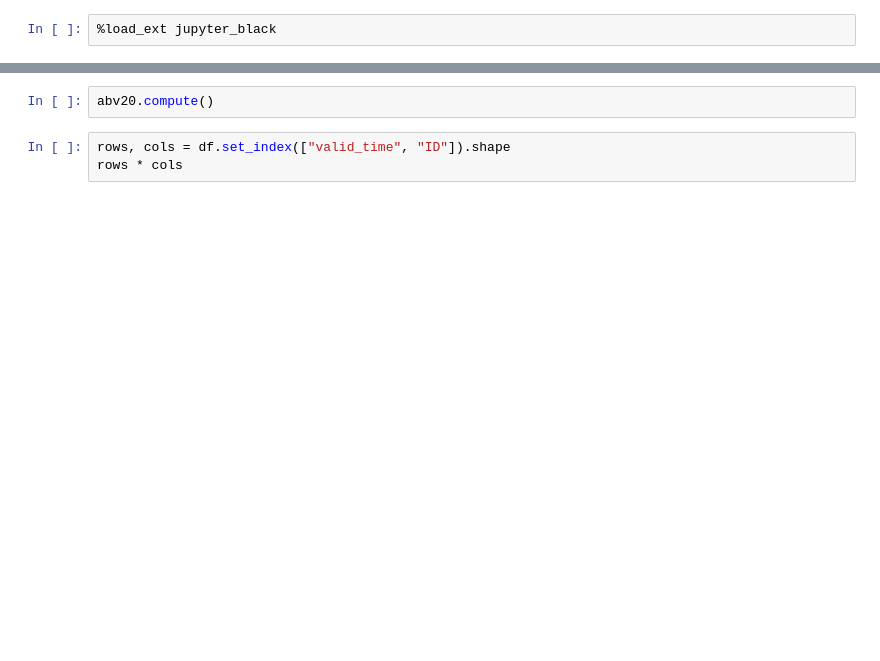
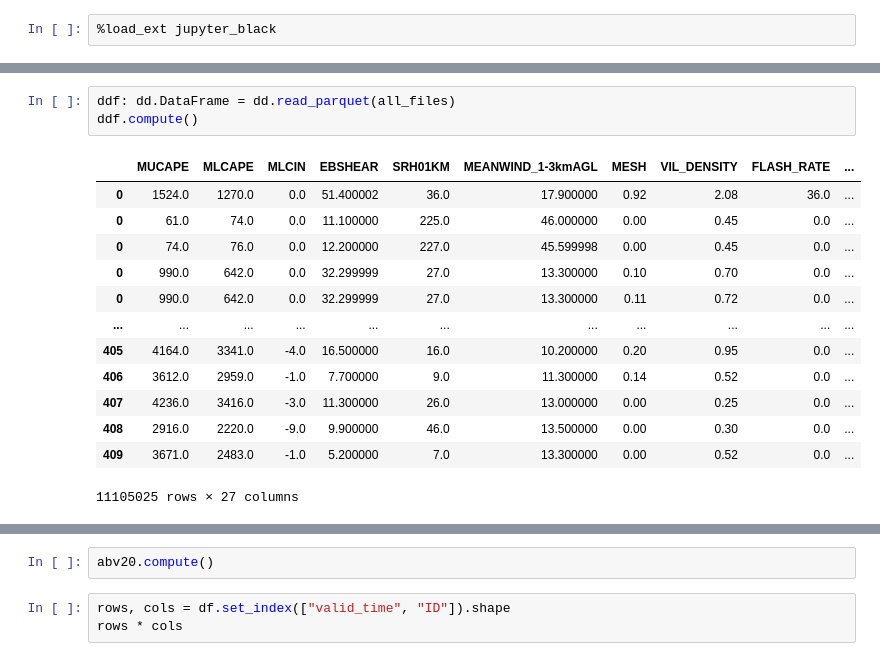
Before and after one commit to leaver2000/griblib, a Jupyter notebook: notebooks/probsevere/2.1-xfer-dask.ipynb, the cells around one changed output, grey strips where cells are left out. Cells and saved outputs as stored; diff of their text form; blank space fills up the shorter version.

```diff
--- a/notebooks/probsevere/2.1-xfer-dask.ipynb
+++ b/notebooks/probsevere/2.1-xfer-dask.ipynb
@@ -78,0 +109,17 @@ Dask Name: try_loc, 341872 tasks
+# %%
+ddf: dd.DataFrame = dd.read_parquet(all_files)
+ddf.compute()
+# %% [output]
+|  | MUCAPE | MLCAPE | MLCIN | EBSHEAR | SRH01KM | MEANWIND_1-3kmAGL | MESH | VIL_DENSITY | FLASH_RATE | ... |
+| 0 | 1524.0 | 1270.0 | 0.0 | 51.400002 | 36.0 | 17.900000 | 0.92 | 2.08 | 36.0 | ... |
+| 0 | 61.0 | 74.0 | 0.0 | 11.100000 | 225.0 | 46.000000 | 0.00 | 0.45 | 0.0 | ... |
+| 0 | 74.0 | 76.0 | 0.0 | 12.200000 | 227.0 | 45.599998 | 0.00 | 0.45 | 0.0 | ... |
+| 0 | 990.0 | 642.0 | 0.0 | 32.299999 | 27.0 | 13.300000 | 0.10 | 0.70 | 0.0 | ... |
+| 0 | 990.0 | 642.0 | 0.0 | 32.299999 | 27.0 | 13.300000 | 0.11 | 0.72 | 0.0 | ... |
+| ... | ... | ... | ... | ... | ... | ... | ... | ... | ... | ... |
+| 405 | 4164.0 | 3341.0 | -4.0 | 16.500000 | 16.0 | 10.200000 | 0.20 | 0.95 | 0.0 | ... |
+| 406 | 3612.0 | 2959.0 | -1.0 | 7.700000 | 9.0 | 11.300000 | 0.14 | 0.52 | 0.0 | ... |
+| 407 | 4236.0 | 3416.0 | -3.0 | 11.300000 | 26.0 | 13.000000 | 0.00 | 0.25 | 0.0 | ... |
+| 408 | 2916.0 | 2220.0 | -9.0 | 9.900000 | 46.0 | 13.500000 | 0.00 | 0.30 | 0.0 | ... |
+| 409 | 3671.0 | 2483.0 | -1.0 | 5.200000 | 7.0 | 13.300000 | 0.00 | 0.52 | 0.0 | ... |
+11105025 rows × 27 columns
```
Also changed, not shown: parts of 13 cells of this notebook, 4 other files.
